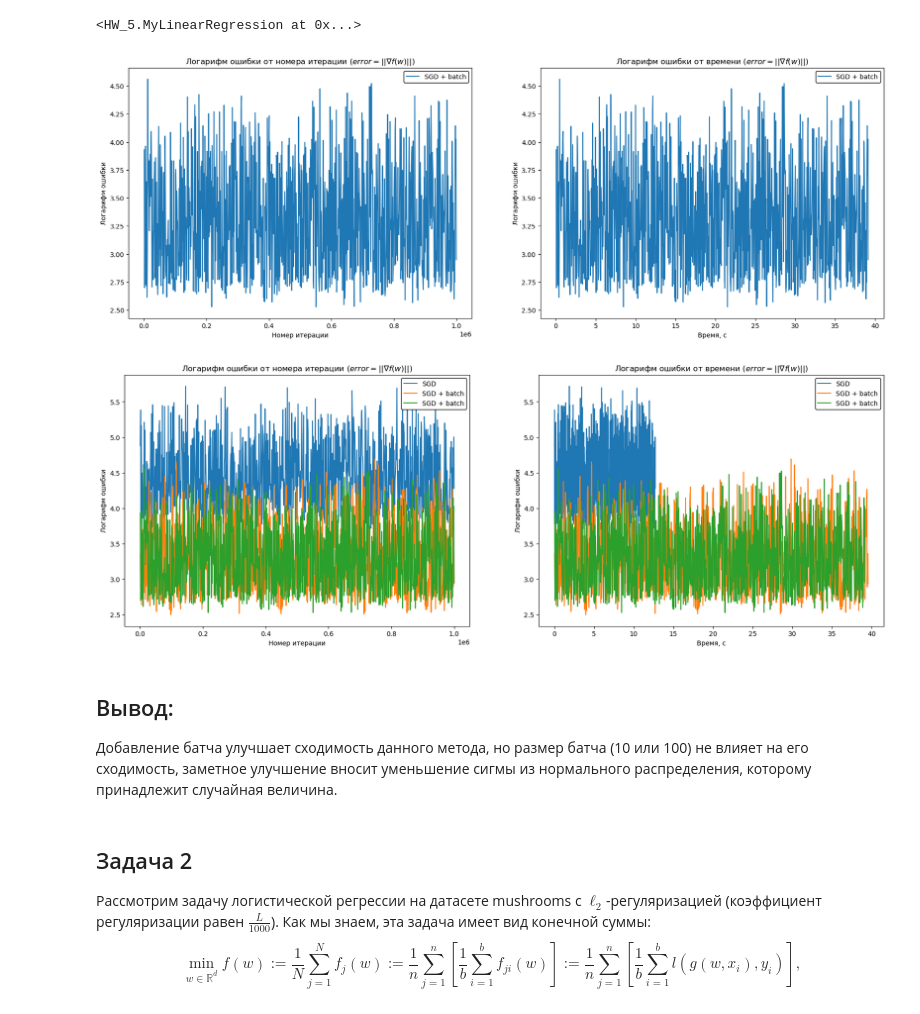
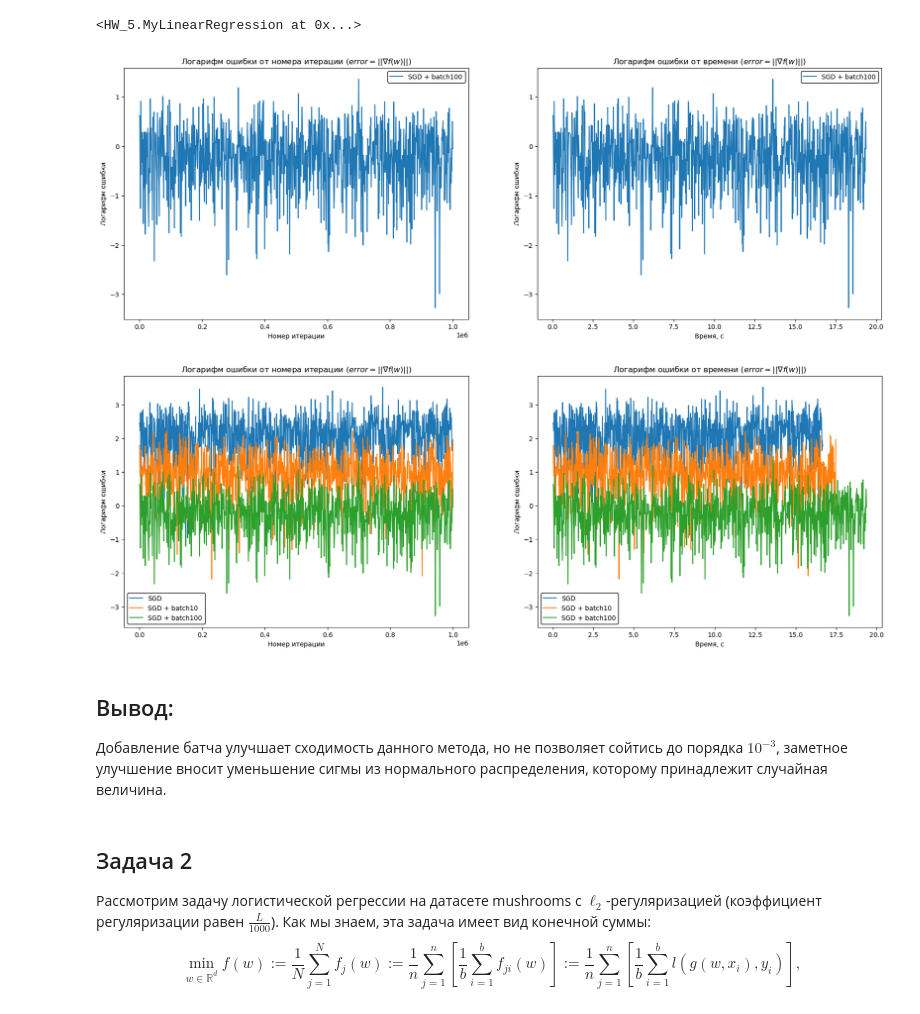
Before and after one commit to kreininmv/Applied-optimization, a Jupyter notebook: Homework/Kreinin_Matvei_Optimization_HW_5.ipynb, the cells around one changed output. Cells and saved outputs as stored; diff of their text form; code cells hidden in the pictures.

```diff
--- a/Homework/Kreinin_Matvei_Optimization_HW_5.ipynb
+++ b/Homework/Kreinin_Matvei_Optimization_HW_5.ipynb
@@ -178,11 +156,17 @@ b = np.random.randn(d)
 A = generate_matrix(d, mu, L)
 # %%
 # Обучение моделей
-model_st = MyLinearRegression(stochastic=True, name="SGD")
-model_st.fit(A, b)
+model_sgd = MyLinearRegression(stochastic=True, name="SGD")
+model_sgd.fit(A, b)
 
 model_dt = MyLinearRegression(stochastic=False, name="GD")
 model_dt.fit(A, b)
+
+model_sgdv = MyLinearRegression(stochastic_vector=True, name="SGDV")
+model_sgdv.fit(A, b)
+
+model_sgd_decreasing = MyLinearRegression(stochastic=True, name="SGD, $\Gamma = \frac{1}{kL}$", decreasing_lr=True)
+model_sgd_decreasing.fit(A, b)
 # %% [output]
 <HW_5.MyLinearRegression at 0x...>
 # %%
@@ -199,7 +189,7 @@ draw_error_time(model_dt)
 # %% [markdown]
 __(б)__ На семинаре обсуждались способы борьбы со "стохастичностью" сходимости градиентного спуска. В частности, мы затронули использование уменьшающегося шага (смотри, например, Теорему 5 из [работы](https://arxiv.org/pdf/1907.04232.pdf)), а также использование батчирования (в нашем случае это просто замена: $\xi^k \to \frac{1}{b} \sum\limits_{i=1}^b \xi^k_i$, где $\xi^k_i \in \mathcal{N}(0, 100)$ и независимы). Реализуйте эти модификации (для батчирования возьмите $b = 10 , 100$). Добавьте полученные результаты на график сходимости из пункта (а). Постройте также график сходимости, где по оси $x$ будет не количество итераций, а количество генераций $\xi^k_i$ (количество вызовов стохастического градиента).
 # %%
-model_batch10 = MyLinearRegression(name="SGD + batch", batch=10)
+model_batch10 = MyLinearRegression(name="SGD + batch10", batch=True, batch_size=10)
 model_batch10.fit(A, b)
 # %% [output]
 <HW_5.MyLinearRegression at 0x...>
@@ -212,17 +202,17 @@ plot_3_models(model_dt, model_st, model_batch10)
 # %%
-model_batch100 = MyLinearRegression(name="SGD + batch", batch=100)
+model_batch100 = MyLinearRegression(name="SGD + batch100", batch=True, batch_size=100)
 model_batch100.fit(A, b)
 # %% [output]
 <HW_5.MyLinearRegression at 0x...>
 # %%
-draw_error_time(model_batch100)
-plot_3_models(model_st, model_batch10, model_batch100)
+plot_models_error(model_batch100)
+plot_models_error(model_sgd, model_batch10, model_batch100)
 # %% [output]
-[figure, old version]
+[figure, new version]
-[figure, old version]
+[figure, new version]
 # %% [markdown]
 ## Вывод:
-Добавление батча улучшает сходимость данного метода, но размер батча (10 или 100) не влияет на его сходимость, заметное улучшение вносит уменьшение сигмы из нормального распределения, которому принадлежит случайная величина.
+Добавление батча улучшает сходимость данного метода, но не позволяет сойтись до порядка $10^{-3}$, заметное улучшение вносит уменьшение сигмы из нормального распределения, которому принадлежит случайная величина.
 # %% [markdown]
 ## Задача 2
 
```
Also changed, not shown: parts of 15 cells of this notebook, 2 other files.
